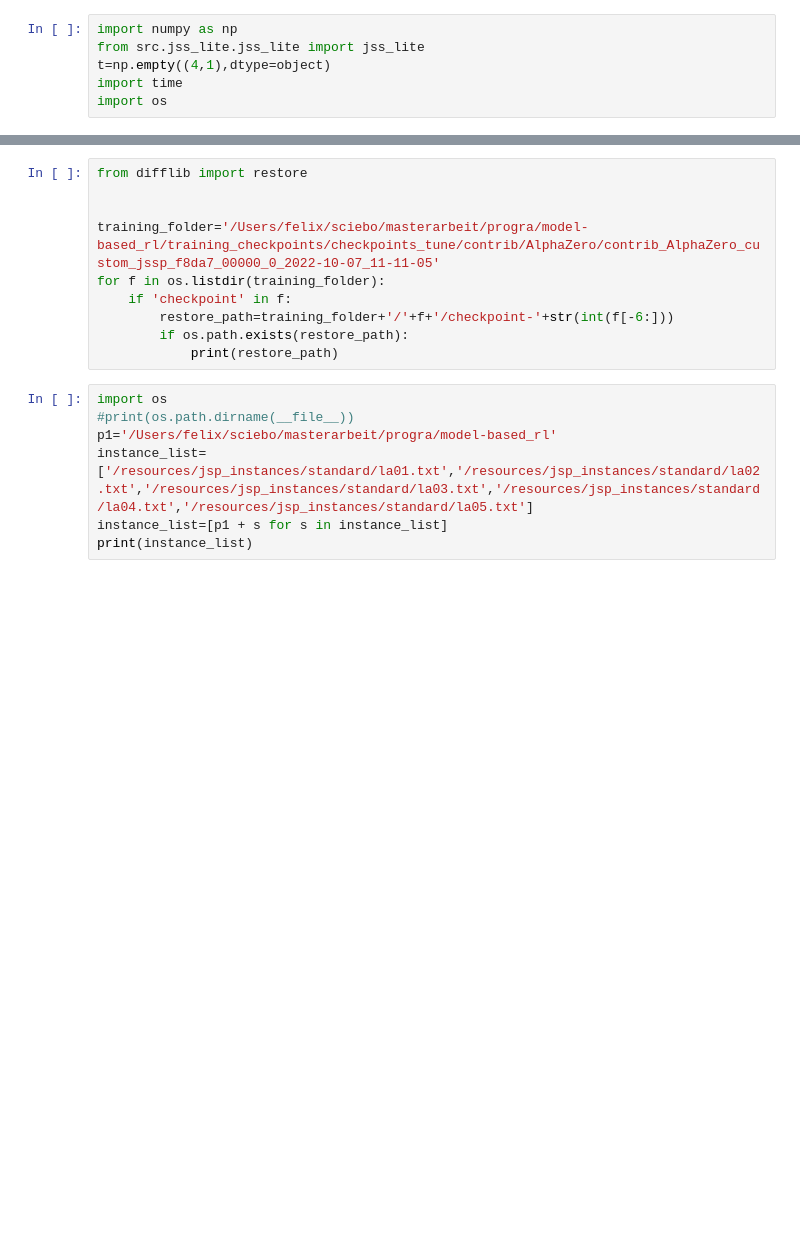
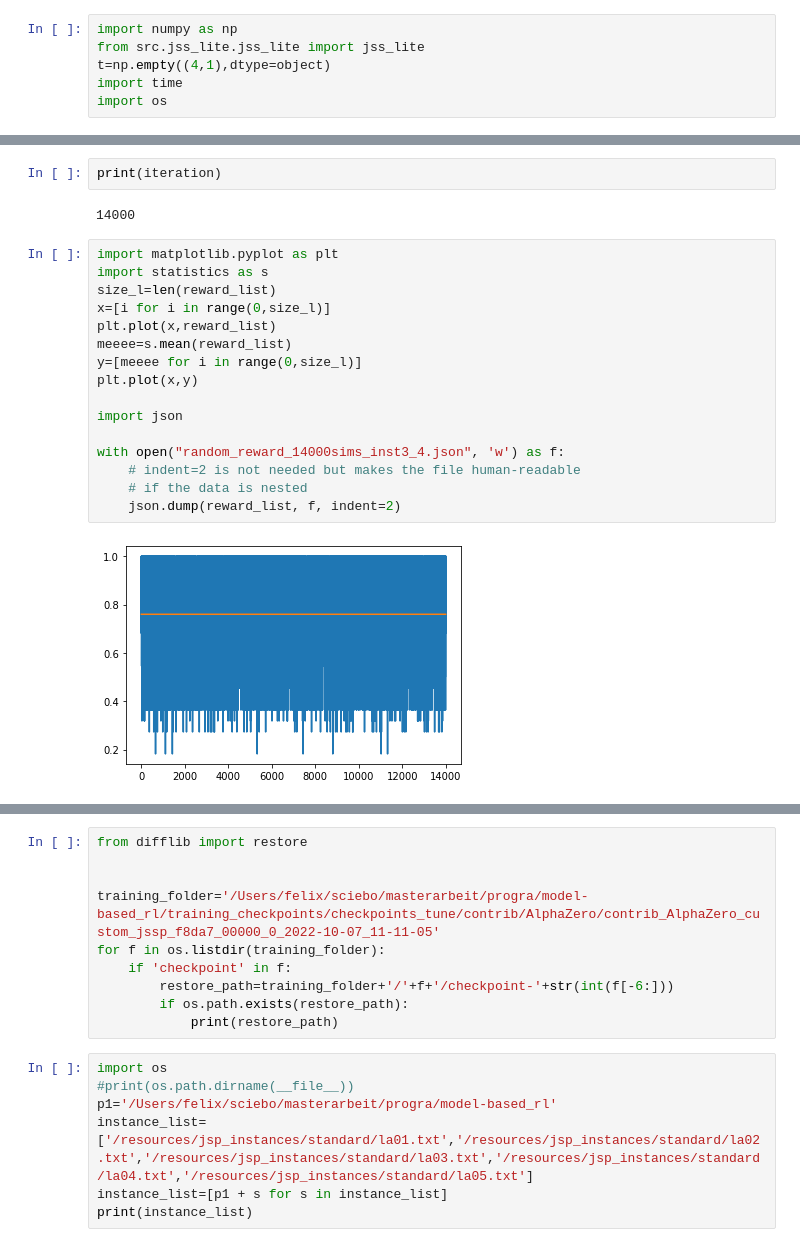
Before and after one commit to felixstillger/model-based_rl, a Jupyter notebook: test_environments.ipynb, the cells around one changed output, grey strips where cells are left out. Saved outputs shown, nothing was run; the diff lists cells and outputs as text; blank space fills up the shorter version.

```diff
--- a/test_environments.ipynb
+++ b/test_environments.ipynb
@@ -72,0 +93,22 @@ for _ in range(1):
+# %%
+print(iteration)
+# %% [output]
+14000
+# %%
+import matplotlib.pyplot as plt
+import statistics as s
+size_l=len(reward_list)
+x=[i for i in range(0,size_l)]
+plt.plot(x,reward_list)
+meeee=s.mean(reward_list)
+y=[meeee for i in range(0,size_l)]
+plt.plot(x,y)
+
+import json
+
+with open("random_reward_14000sims_inst3_4.json", 'w') as f:
+    # indent=2 is not needed but makes the file human-readable
+    # if the data is nested
+    json.dump(reward_list, f, indent=2)
+# %% [output]
+[figure, added]
```
Also changed, not shown: parts of 22 cells of this notebook, 15 other files.
